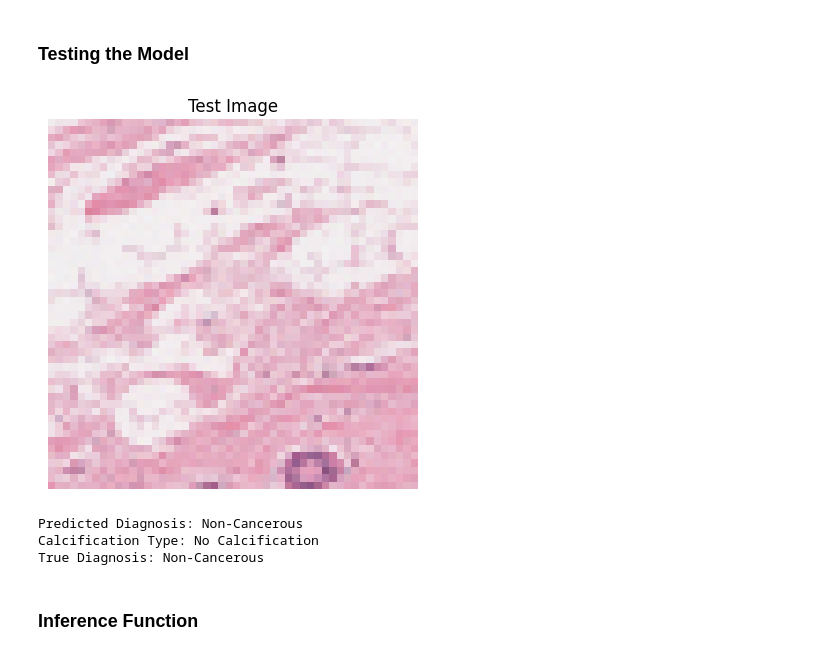
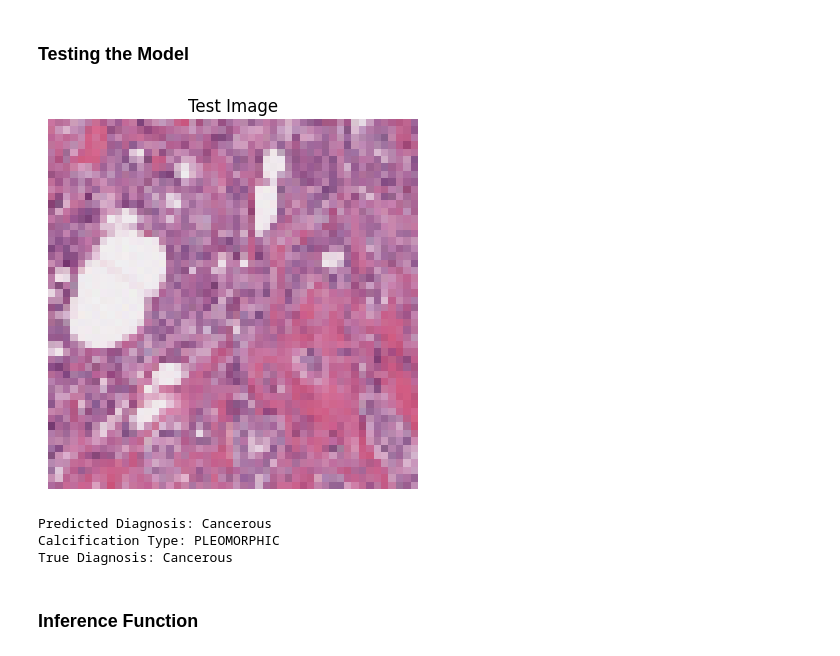
Before and after one commit to IbrahimEmad11/MammoDetect, a Jupyter notebook: mammo_noteook.ipynb, the cells around one changed output. Drawn from its saved outputs; the diff is of its cells as text; code cells hidden in the pictures.

```diff
--- a/mammo_noteook.ipynb
+++ b/mammo_noteook.ipynb
@@ -978,40 +965,40 @@ def plot_image(image_tensor):
     image = image_tensor.permute(1, 2, 0)  # Re-order dimensions for display
     image = image * 0.5 + 0.5  # Unnormalize
     plt.imshow(image)
     plt.title('Test Image')
     plt.axis('off')
     plt.show()
 
 
 data_iter = iter(test_loader)
 images, labels = next(data_iter)
 
 # Select the first image in the batch for testing
-image_to_test = images[0].unsqueeze(0)
-true_label = labels[0].item()
+image_to_test = images[1].unsqueeze(0)
+true_label = labels[1].item()
 
-plot_image(images[0])
+plot_image(images[1])
 
 # Make prediction
 model.eval()
 with torch.no_grad():
     output = model(image_to_test)
     predicted_class_index = output.argmax(dim=1).item()
 
 predicted_label = class_labels[predicted_class_index]
 true_label_text = class_labels[true_label]
 
 # Get calcification type based on the predicted class index
 calcification_type = calcification_types.get(predicted_class_index, "Unknown")
 
 print('Predicted Diagnosis:', predicted_label)
 print('Calcification Type:', calcification_type)
 print('True Diagnosis:', true_label_text)
 # %% [output]
-[figure, old version]
+[figure, new version]
-Predicted Diagnosis: Non-Cancerous
-Calcification Type: No Calcification
-True Diagnosis: Non-Cancerous
+Predicted Diagnosis: Cancerous
+Calcification Type: PLEOMORPHIC
+True Diagnosis: Cancerous
 # %% [markdown]
 ### Inference Function
 # %%
```
Also changed, not shown: parts of 4 cells of this notebook, 3 other files.
